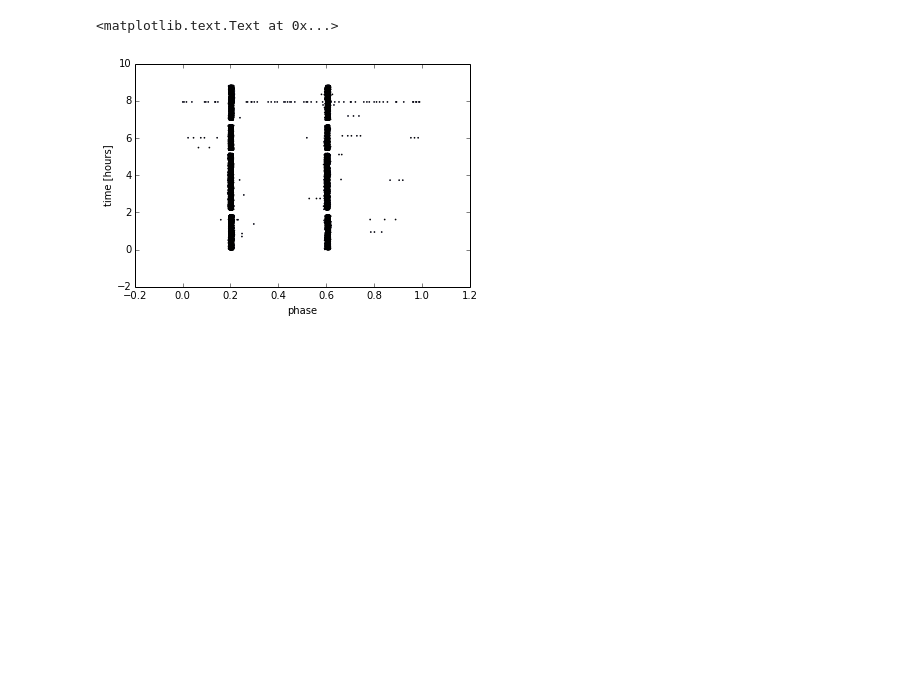
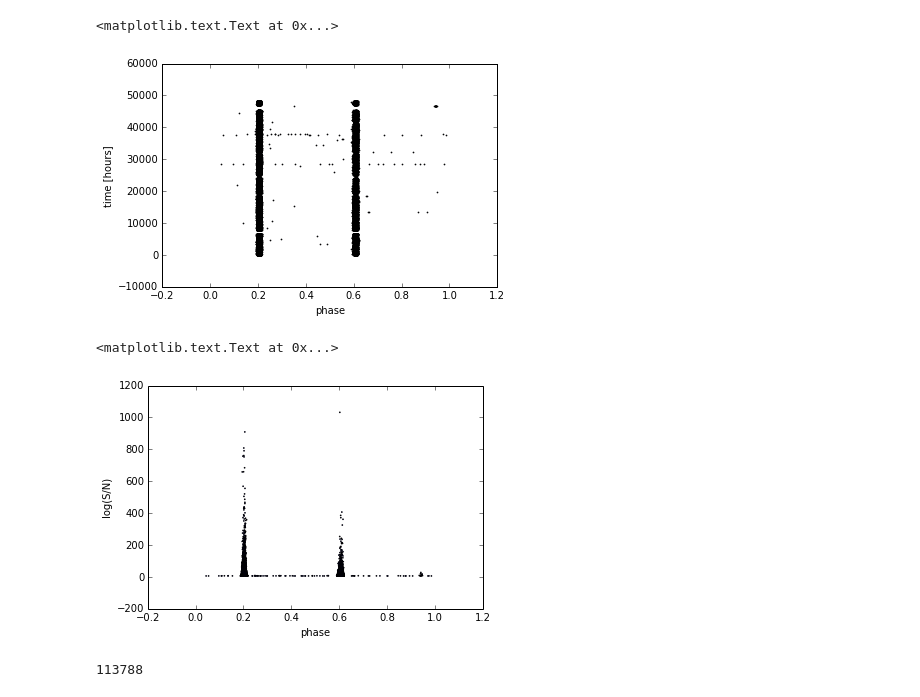
Before and after one commit to ramain/scint_analysis, a Jupyter notebook: crab/GP_analysis.ipynb, the cells around one changed output. Saved outputs shown, nothing was run; the diff lists cells and outputs as text; code cells hidden in the pictures; blank space fills up the shorter version.

```diff
--- a/crab/GP_analysis.ipynb
+++ b/crab/GP_analysis.ipynb
@@ -30,10 +32,26 @@ p_test[t > 24500] += 0.088
 p_test = p_test % 1
 pcorr = p_test
+# %%
+%matplotlib inline
+plt.scatter(pcorr[sn > 5], t[sn > 5], s=0.5)
+plt.xlabel('phase')
+plt.ylabel('time [hours]')
+# %% [output]
+<matplotlib.text.Text at 0x...>
+[figure, added]
 # %%
-plt.scatter(pcorr, t/3600, s=0.5)
+plt.scatter(pcorr, sn, s=0.5)
 plt.xlabel('phase')
-plt.ylabel('time [hours]')
+plt.ylabel('log(S/N)')
 # %% [output]
 <matplotlib.text.Text at 0x...>
-[figure, old version]
+[figure, new version]
+# %%
+#output a new giant pulse list
+print(len(pcorr))
+#f = open('gp_SNsorted.txt','w')
+#for i in xrange(len(pcorr)):
+#    f.write('{0} {1} {2} \n'.format(ts[i], sn[i], pcorr[i]))
+# %% [output]
+113788
 # %%
```
Also changed, not shown: parts of 37 cells of this notebook, 4 other files.
